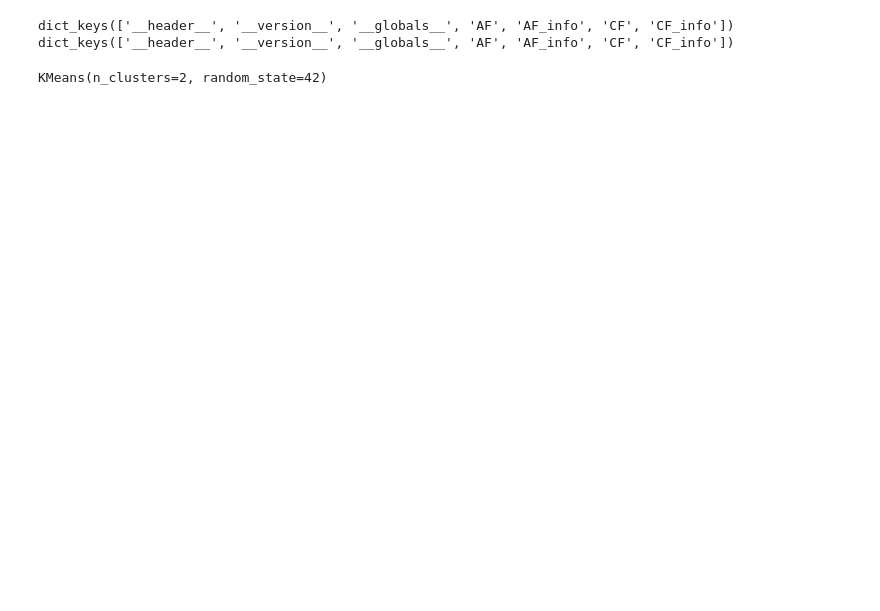
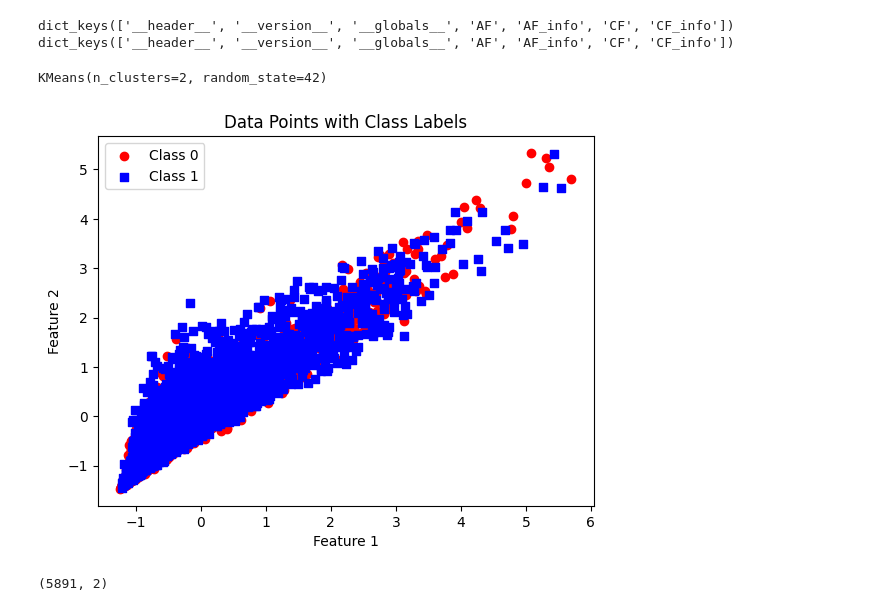
Before and after one commit to midnightripper/losses, a Jupyter notebook: KNN-Visualisation.ipynb, the cells around one changed output. Saved outputs shown, nothing was run; the diff lists cells and outputs as text; code cells hidden in the pictures; blank space fills up the shorter version.

Commit message:
PCA-KMeans on simple data

```diff
--- a/KNN-Visualisation.ipynb
+++ b/KNN-Visualisation.ipynb
@@ -72,3 +72,45 @@ kmeans = KMeans(n_clusters=2, random_state=42)
 kmeans.fit(xtrain)
 # %% [output]
 KMeans(n_clusters=2, random_state=42)
+# %%
+import matplotlib.pyplot as plt
+import numpy as np
+
+# Assuming you have your training data stored in the variable 'x_train' with shape (5891, 2)
+# Assuming you have the corresponding classification labels in the variable 'y_train' with shape (5891,)
+
+# Separate data points based on their class labels
+class_0_points = xtrain[ytrain == 0]
+class_1_points = xtrain[ytrain == 1]
+
+# Plotting the data points
+plt.scatter(class_0_points[:, 0], class_0_points[:, 1], c='red', marker='o', label='Class 0')
+plt.scatter(class_1_points[:, 0], class_1_points[:, 1], c='blue', marker='s', label='Class 1')
+
+# Add labels and legend
+plt.xlabel('Feature 1')
+plt.ylabel('Feature 2')
+plt.title('Data Points with Class Labels')
+plt.legend()
+
+# Show the plot
+plt.show()
+# %% [output]
+[figure, added]
+# %%
+#Importing required modules
+
+from sklearn.datasets import load_digits
+from sklearn.decomposition import PCA
+from sklearn.cluster import KMeans
+import numpy as np
+
+#Load Data
+pca = PCA(2)
+
+#Transform the data
+df = pca.fit_transform(xtrain)
+
+df.shape
+# %% [output]
+(5891, 2)
```
Also changed, not shown: parts of 1 cell of this notebook.
